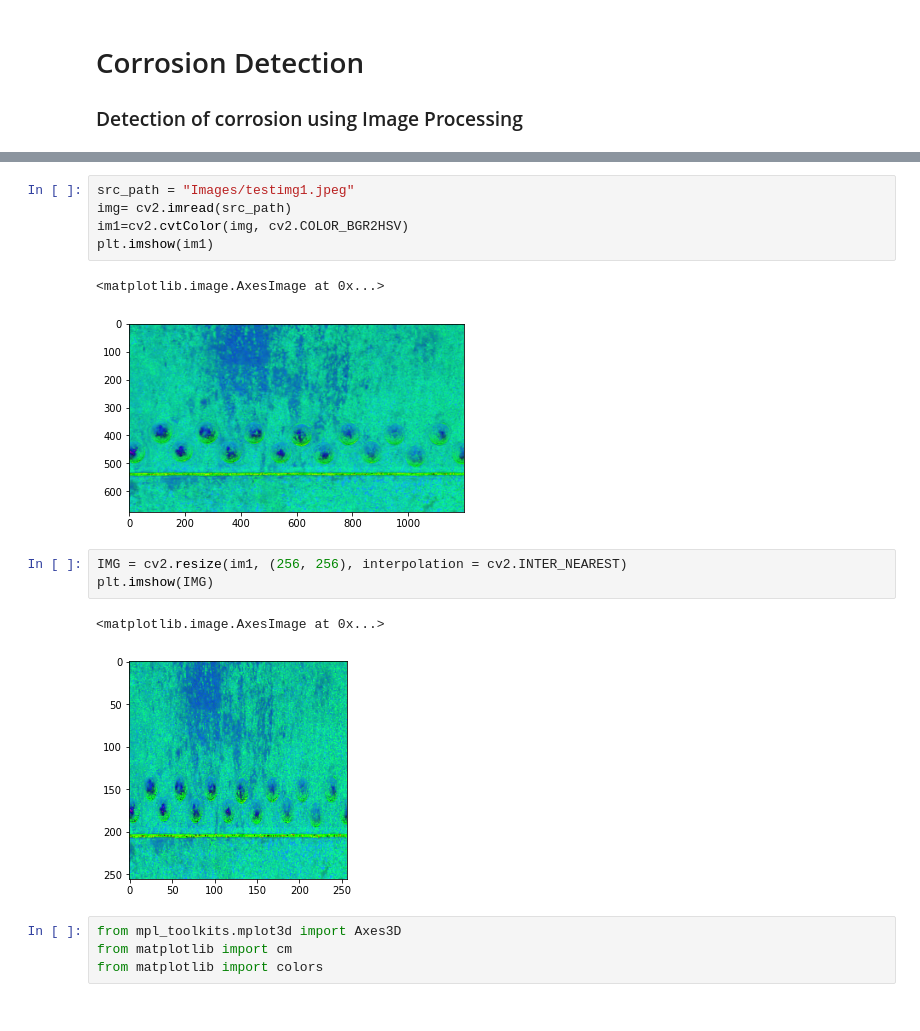
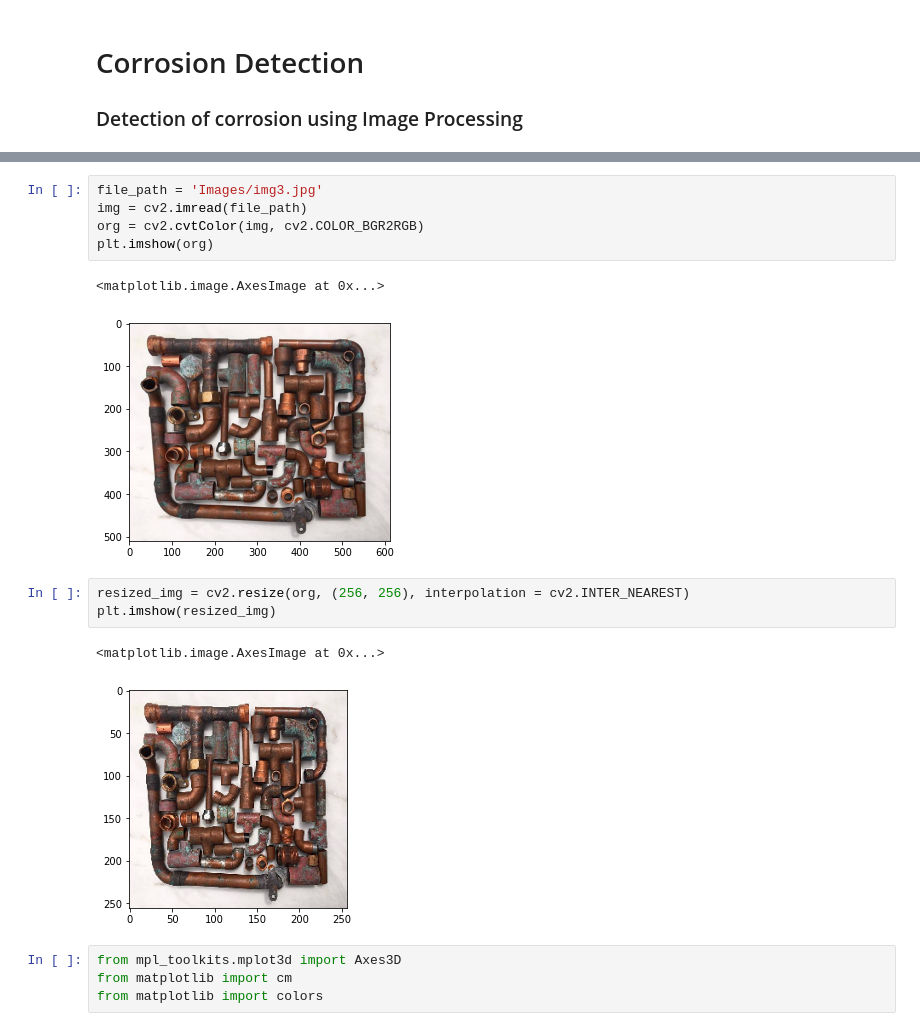
Before and after one commit to RohitAsegaonkar/CorrosionDetection, a Jupyter notebook: CorrosionDetection.ipynb, the cells around one changed output, grey strips where cells are left out. Cells and saved outputs as stored; diff of their text form.

```diff
--- a/CorrosionDetection.ipynb
+++ b/CorrosionDetection.ipynb
@@ -36,17 +11,17 @@ print(img)
 # %%
-src_path = "Images/testimg1.jpeg"
-img= cv2.imread(src_path)
-im1=cv2.cvtColor(img, cv2.COLOR_BGR2HSV)
-plt.imshow(im1)
+file_path = 'Images/img3.jpg'
+img = cv2.imread(file_path)
+org = cv2.cvtColor(img, cv2.COLOR_BGR2RGB)
+plt.imshow(org)
 # %% [output]
 <matplotlib.image.AxesImage at 0x...>
-[figure, old version]
+[figure, new version]
 # %%
-IMG = cv2.resize(im1, (256, 256), interpolation = cv2.INTER_NEAREST)
-plt.imshow(IMG)
+resized_img = cv2.resize(org, (256, 256), interpolation = cv2.INTER_NEAREST)
+plt.imshow(resized_img)
 # %% [output]
 <matplotlib.image.AxesImage at 0x...>
-[figure, old version]
+[figure, new version]
 # %%
 from mpl_toolkits.mplot3d import Axes3D
 from matplotlib import cm
```
Also changed, not shown: parts of 10 cells of this notebook, 9 other files.
